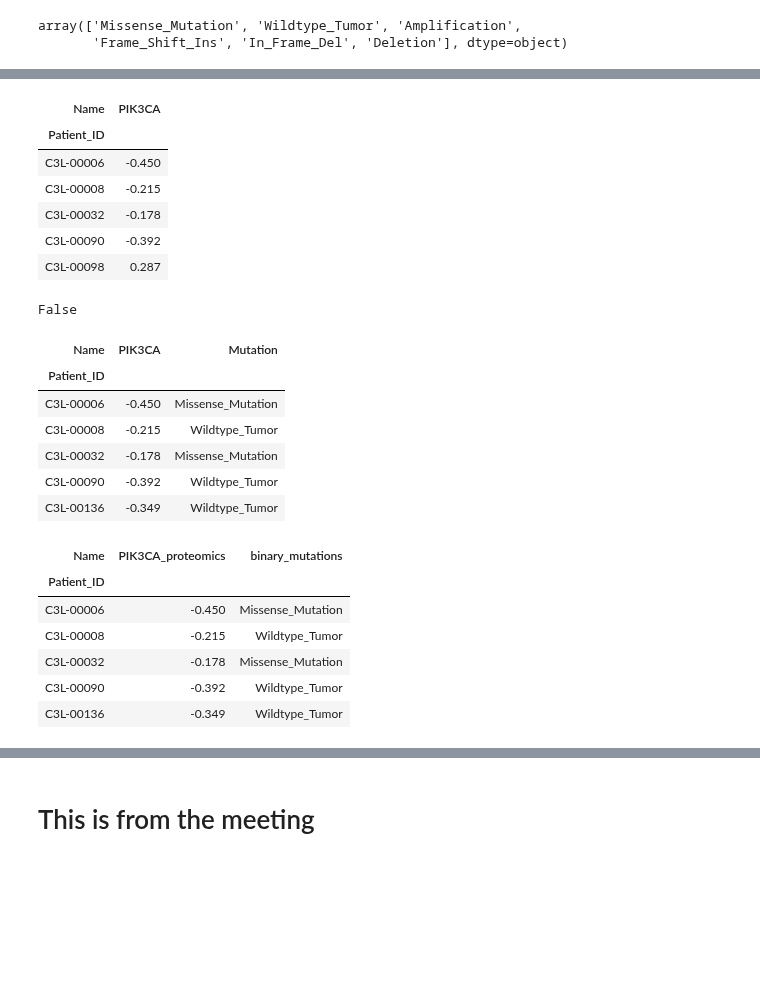
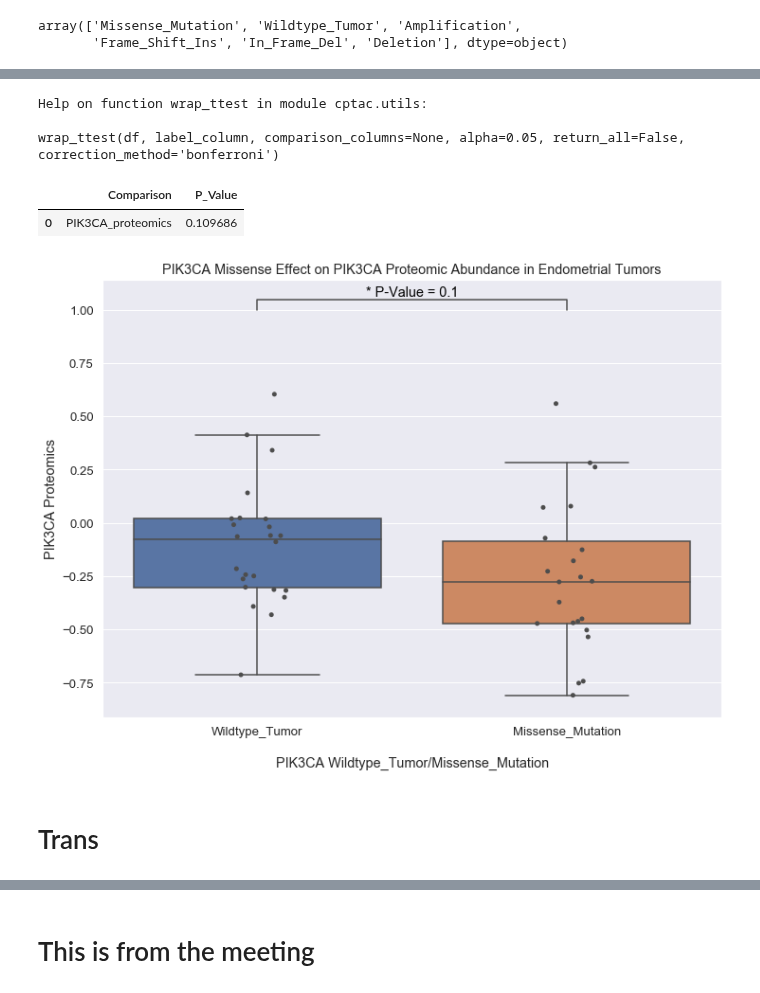
Before and after one commit to PayneLab/WhenMutationsDontMatter, a Jupyter notebook: PIK3CA/missense get the table.ipynb, the cells around one changed output, grey strips where cells are left out. Cells and saved outputs as stored; diff of their text form; code cells hidden in the pictures; blank space fills up the shorter version.

Commit message:
cis and trans for phosphoproteomics

```diff
--- a/PIK3CA/missense get the table.ipynb
+++ b/PIK3CA/missense get the table.ipynb
@@ -23,5 +23,4 @@ endo = cptac.Endometrial()
 # %%
-prot_and_mutations = endo.get_genotype_all_vars("PIK3CA")
-prot_and_mutations.head()
+prot_and_mutations = endo.get_genotype_all_vars(gene)
 # %% [output]
 cptac warning: In joining the somatic_mutation table, no mutations were found for the following samples, so they were filled with Wildtype_Tumor or Wildtype_Normal: 48 samples for the PIK3CA gene (/Us ...
@@ -80,51 +46,24 @@ mut_status
 # %%
-#we need to join proteomics on them
+#join proteomics
 proteomics = endo.get_proteomics()
+proteomics = proteomics[["PIK3CA"]]#get just PIK3CA
+proteomics = proteomics[~proteomics.index.str.contains(".N")] #get rid of normal samples
 
-
-proteomics = proteomics[["PIK3CA"]]#get just PIK3CA
-#get rid of normal samples
-proteomics = proteomics[~proteomics.index.str.contains(".N")]
-proteomics.head()
-# proteomics.loc[proteomics.index=="C3N-01825"]
+proteomics["Mutation"] = mut_status['Mutation']
+proteomics = proteomics.dropna()
-# %% [output]
-| Name | PIK3CA |
-| Patient_ID |  |
-| C3L-00006 | -0.450 |
-| C3L-00008 | -0.215 |
-| C3L-00032 | -0.178 |
-| C3L-00090 | -0.392 |
-| C3L-00098 | 0.287 |
-# %%
-#are the indices equal?
-proteomics.index.equals(mut_status.index)
-# %% [output]
-False
-# %%
-proteomics["Mutation"] = mut_status['Mutation']
-proteomics = proteomics.dropna()
-proteomics.head()
-# %% [output]
-| Name | PIK3CA | Mutation |
-| Patient_ID |  |  |
-| C3L-00006 | -0.450 | Missense_Mutation |
-| C3L-00008 | -0.215 | Wildtype_Tumor |
-| C3L-00032 | -0.178 | Missense_Mutation |
-| C3L-00090 | -0.392 | Wildtype_Tumor |
-| C3L-00136 | -0.349 | Wildtype_Tumor |
 # %%
 mut_status = proteomics
 mut_status[gene+"_proteomics"] = proteomics["PIK3CA"]
 mut_status['binary_mutations'] = proteomics["Mutation"]
 mut_status = mut_status.drop(columns=["PIK3CA", "Mutation"])
-mut_status.head()
-# %% [output]
-| Name | PIK3CA_proteomics | binary_mutations |
-| Patient_ID |  |  |
-| C3L-00006 | -0.450 | Missense_Mutation |
-| C3L-00008 | -0.215 | Wildtype_Tumor |
-| C3L-00032 | -0.178 | Missense_Mutation |
-| C3L-00090 | -0.392 | Wildtype_Tumor |
-| C3L-00136 | -0.349 | Wildtype_Tumor |
+# %%
+help(u.wrap_ttest)
+# %% [output]
+Help on function wrap_ttest in module cptac.utils:
+
+wrap_ttest(df, label_column, comparison_columns=None, alpha=0.05, return_all=False, correction_method='bonferroni')
 # %%
-u.wrap_ttest(mut_status, 'binary_mutations', ['PIK3CA_proteomics'])
+u.wrap_ttest(mut_status, 'binary_mutations', ['PIK3CA_proteomics'], return_all=True)
+# %% [output]
+|  | Comparison | P_Value |
+| 0 | PIK3CA_proteomics | 0.109686 |
@@ -143,17 +80,21 @@ def format_pval_annotation(pval_symbol, x1, x2, line_start = .05, line_height=.0
 # %%
 #cis
 plt.rcParams['figure.figsize']=(11.7,8.5) #size of plot
 sns.set(font_scale = 1.2)
 
-boxplot = sns.boxplot(x='Mutation', y=gene,
-                         order = ['Wildtype_Tumor', 'Missense_Mutation'], data = newdf, showfliers = False)
-boxplot.set_title('PIK3CA Truncation Effect on '+gene+' Proteomic Abundance in Endometrial Tumors')
-boxplot = sns.stripplot(x='Mutation', y=gene, data = newdf, jitter = True,
+boxplot = sns.boxplot(x='binary_mutations', y=gene+"_proteomics",
+                         order = ['Wildtype_Tumor', 'Missense_Mutation'], data = mut_status, showfliers = False)
+boxplot.set_title('PIK3CA Missense Effect on '+gene+' Proteomic Abundance in Endometrial Tumors')
+boxplot = sns.stripplot(x='binary_mutations', y=gene+"_proteomics", data = mut_status, jitter = True,
                            color = ".3", order = ['Wildtype_Tumor', 'Missense_Mutation'], dodge = True)
-boxplot.set(xlabel = "\nPIK3CA Wildtype/Missense", ylabel = gene)
+boxplot.set(xlabel = "\nPIK3CA Wildtype_Tumor/Missense_Mutation", ylabel = gene+' Proteomics')
 
-format_pval_annotation('* P-Value = 0.0004', 0, 1, 1)
+format_pval_annotation('* P-Value = 0.1', 0, 1, 1)
 
 plt.show()
 plt.clf()
 plt.close()
+# %% [output]
+[figure, added]
+# %% [markdown]
+# Trans
```
Also changed, not shown: parts of 20 cells of this notebook, 5 other files.
